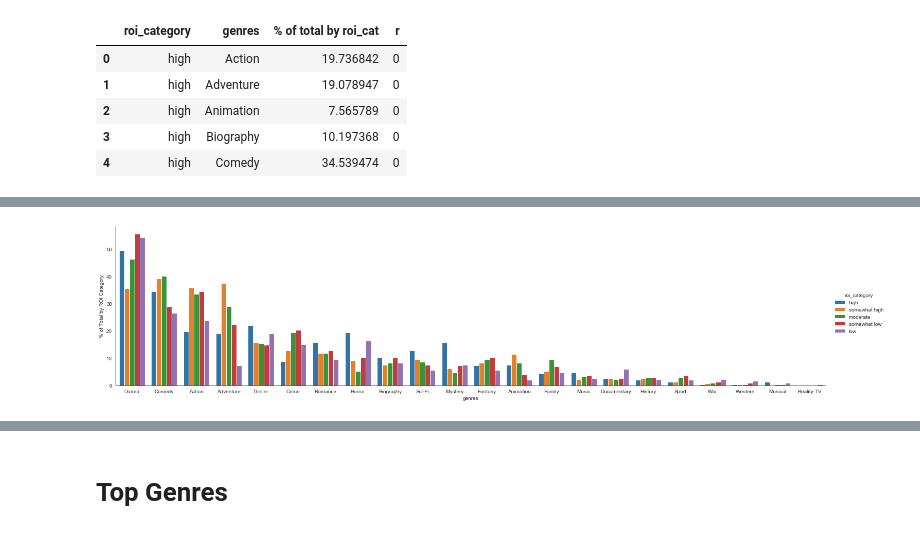
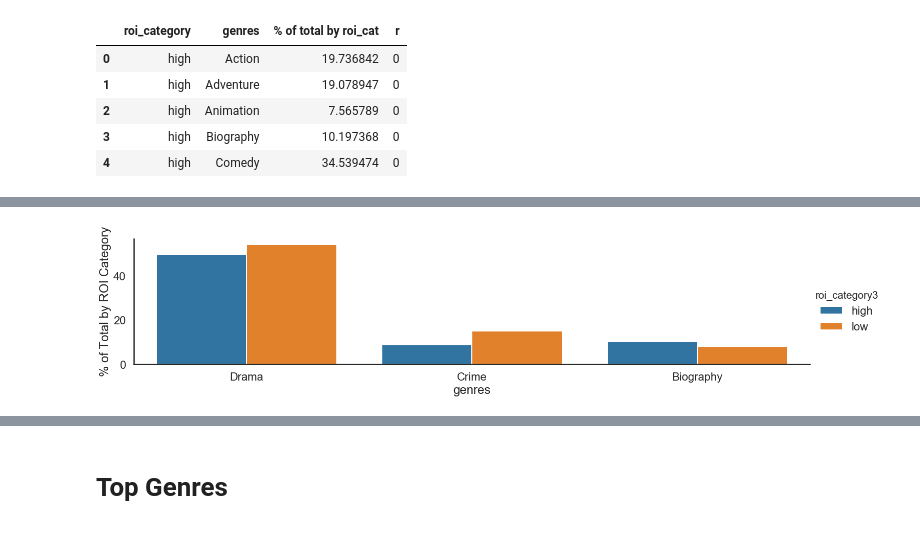
Before and after one commit to thespud56/Module-1-Project, a Jupyter notebook: Notebooks/barplot2.ipynb, the cells around one changed output, grey strips where cells are left out. Cells and saved outputs as stored; diff of their text form; code cells hidden in the pictures.

Commit message:
addupdated visualizations

```diff
--- a/Notebooks/barplot2.ipynb
+++ b/Notebooks/barplot2.ipynb
@@ -127,7 +127,7 @@ piv2.head()
 |  | Comedy | 34.539474 |
 # %%
 viz1 = pd.DataFrame(piv2)
-# viz1.reset_index(inplace=True)
+viz1.reset_index(inplace=True)
 viz1.columns = ['roi_category', 'genres', '% of total by roi_cat']
 # %%
 viz1['r'] = viz1['roi_category'].apply(lambda x: {'high':0, 'somewhat high':1, 'moderate':2, 'somewhat low':3, 'low':4}[x])
@@ -154,11 +166,17 @@ viz2.head()
 # %%
 viz2.sort_values(by=['r','genreRank'], inplace=True)
+# %%
+viz3 = viz2.loc[(viz2.genres == 'Biography') \
+         | (viz2.genres == 'Drama') \
+         | (viz2.genres == 'Crime')]
+# %%
+sns.set_context('poster')
 # %%
-viz2s = sns.catplot(x='genres', y='% of total by roi_cat', hue='roi_category', data=viz2, kind='bar', aspect=4);
+viz3s = sns.catplot(x='genres', y='% of total by roi_cat', hue='roi_category3', data=viz3, kind='bar', aspect=4);
 sns.set_style("white")
-viz2s.set(ylabel="% of Total by ROI Category");
+viz3s.set(ylabel="% of Total by ROI Category");
 # %% [output]
-[figure, old version]
+[figure, new version]
 # %%
 viz2sa = sns.catplot(x='genres', y='% of total by roi_cat', hue='roi_category2', data=viz2, kind='bar', aspect=4);
 sns.set_style("white");
```
Also changed, not shown: parts of 11 cells of this notebook, 3 other files.
